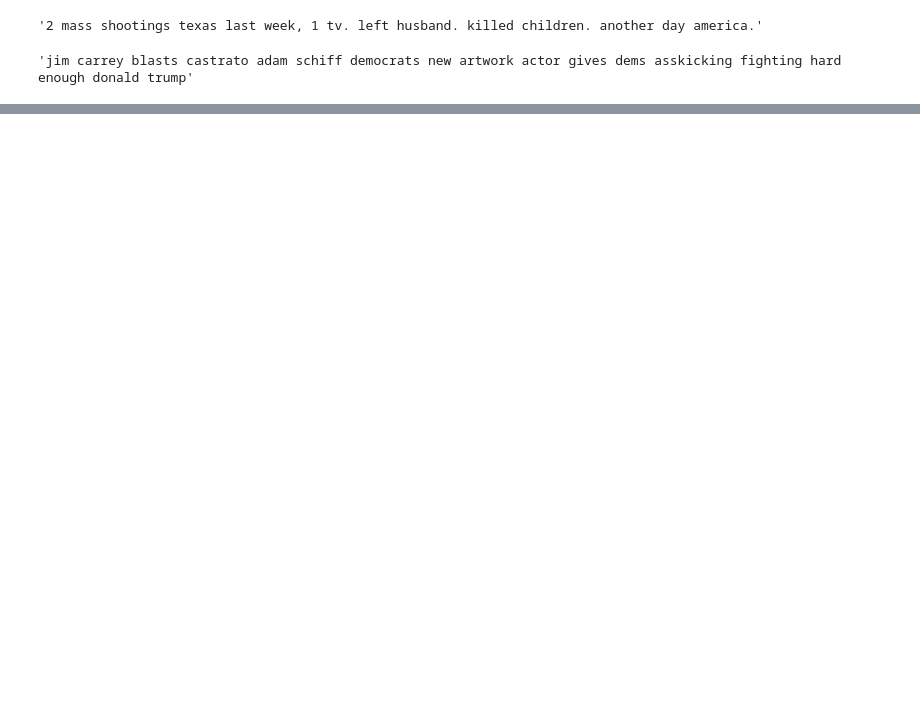
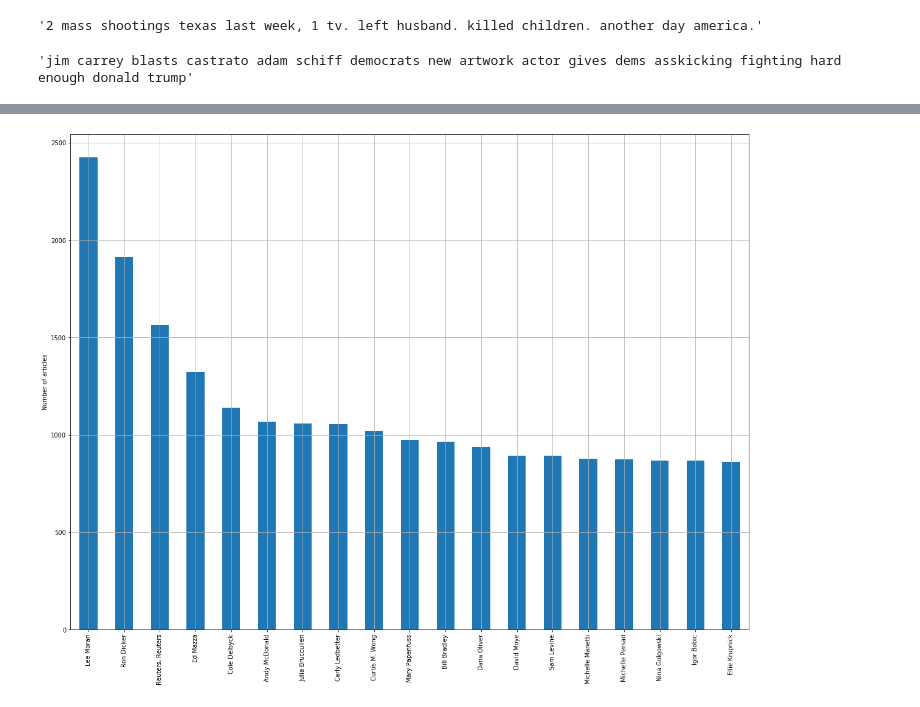
Before and after one commit to dabarbosa10/Others, a Jupyter notebook: NLP.ipynb, the cells around one changed output, grey strips where cells are left out. Cells and saved outputs as stored; diff of their text form; code cells hidden in the pictures; blank space fills up the shorter version.

```diff
--- a/NLP.ipynb
+++ b/NLP.ipynb
@@ -155,3 +151,11 @@ df['NWSC'] = df['New_without_stopwords'].str.replace('[^\w\s]','')
 df['NWSC'][3]
 # %% [output]
 'jim carrey blasts castrato adam schiff democrats new artwork actor gives dems asskicking fighting hard enough donald trump'
+# %%
+w_tokenizer = nltk.tokenize.WhitespaceTokenizer()
+lemmatizer = nltk.stem.WordNetLemmatizer()
+# %%
+def lemmatize(text):
+    return [lemmatizer.lemmatize(w) for w in w_tokenizer.tokenize(text)]
+# %%
+df['TL'] = df['NWSC'].apply(lemmatize)
@@ -157,0 +297,2 @@ df['NWSC'][3]
+# %%
+aut=df.authors.value_counts()[1:20]
@@ -157,0 +322,7 @@ df['NWSC'][3]
+# %%
+aut.plot( kind='bar', figsize=(20,15))
+plt.grid()
+plt.ylabel('Number of articles')
+plt.savefig('bars1.pdf')
+# %% [output]
+[figure, added]
```
Also changed, not shown: parts of 18 cells of this notebook.
